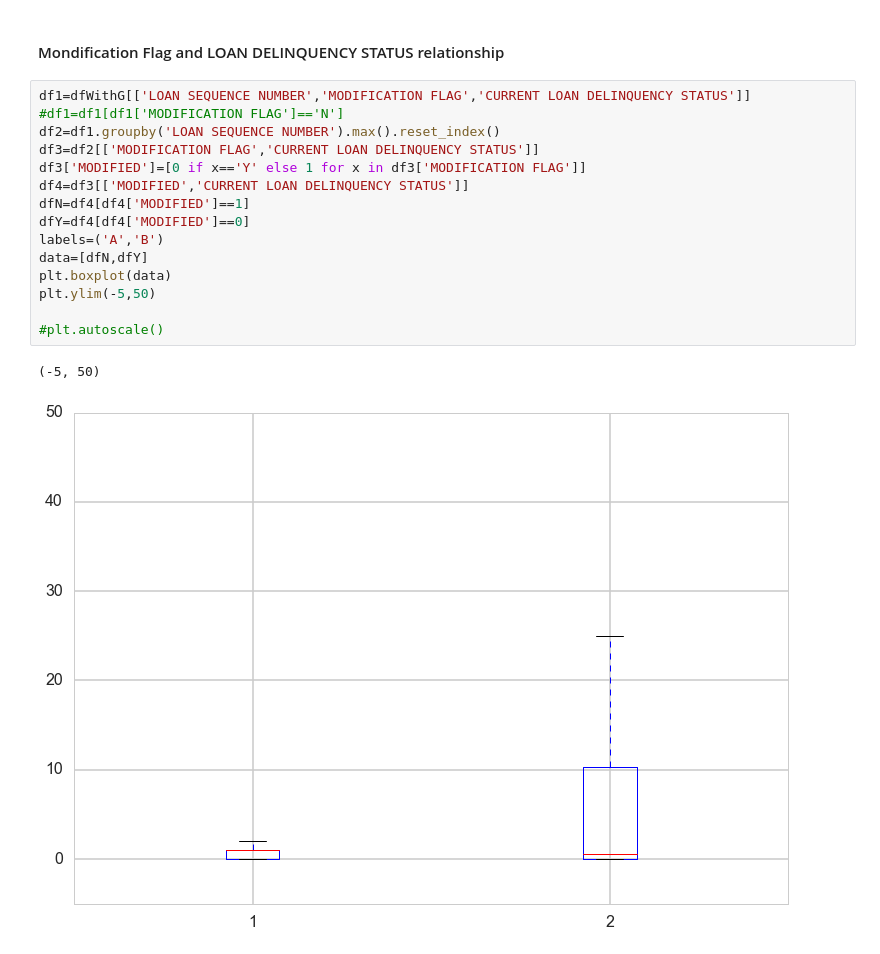
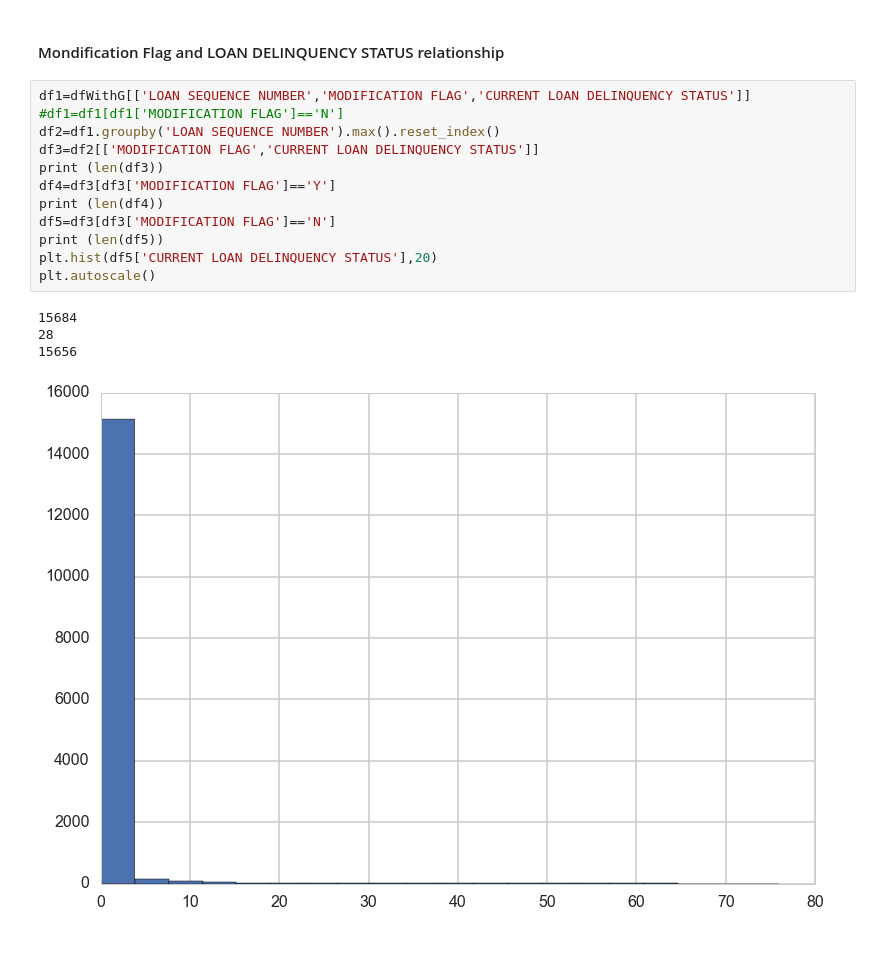
Before and after one commit to sha2403Git/Capstone, a Jupyter notebook: Data-Correlation_2.ipynb, the cells around one changed output. Cells and saved outputs as stored; diff of their text form.

```diff
--- a/Data-Correlation_2.ipynb
+++ b/Data-Correlation_2.ipynb
@@ -159,18 +187,17 @@ plt.ylim(-5,150)
 # %%
 df1=dfWithG[['LOAN SEQUENCE NUMBER','MODIFICATION FLAG','CURRENT LOAN DELINQUENCY STATUS']]
 #df1=df1[df1['MODIFICATION FLAG']=='N']
 df2=df1.groupby('LOAN SEQUENCE NUMBER').max().reset_index()
 df3=df2[['MODIFICATION FLAG','CURRENT LOAN DELINQUENCY STATUS']]
-df3['MODIFIED']=[0 if x=='Y' else 1 for x in df3['MODIFICATION FLAG']]
-df4=df3[['MODIFIED','CURRENT LOAN DELINQUENCY STATUS']]
-dfN=df4[df4['MODIFIED']==1]
-dfY=df4[df4['MODIFIED']==0]
-labels=('A','B')
-data=[dfN,dfY]
-plt.boxplot(data)
-plt.ylim(-5,50)
-
-#plt.autoscale()
+print (len(df3))
+df4=df3[df3['MODIFICATION FLAG']=='Y']
+print (len(df4))
+df5=df3[df3['MODIFICATION FLAG']=='N']
+print (len(df5))
+plt.hist(df5['CURRENT LOAN DELINQUENCY STATUS'],20)
+plt.autoscale()
 # %% [output]
-(-5, 50)
+15684
+28
+15656
-[figure, old version]
+[figure, new version]
```
Also changed, not shown: parts of 16 cells of this notebook, 2 other files.
